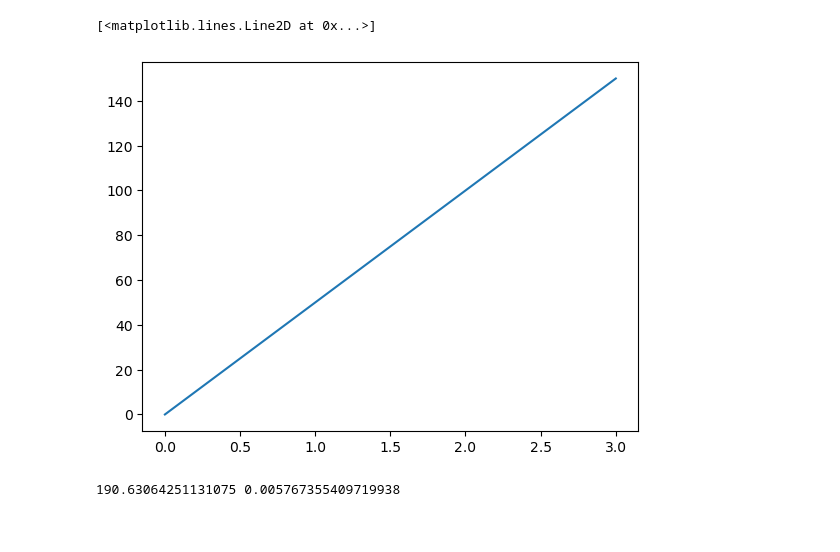
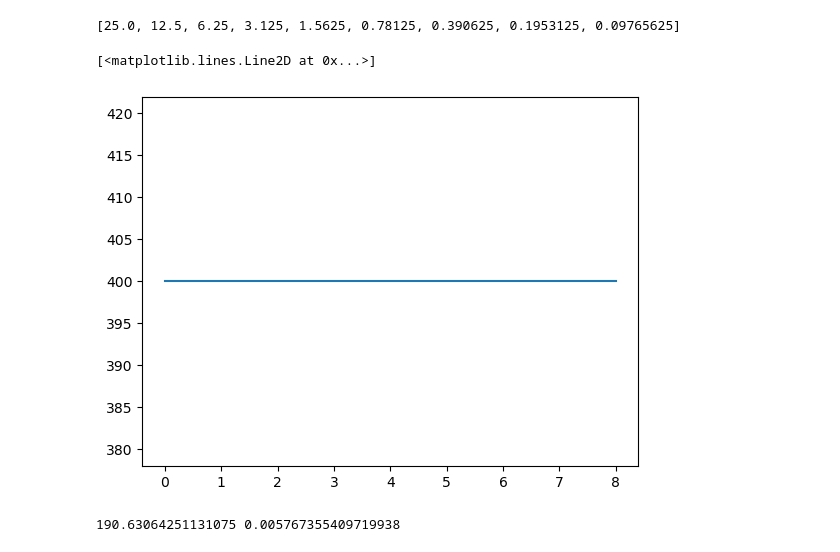
Before and after one commit to plumol/monte-carlo-simulations, a Jupyter notebook: post-analysis/mod_ff.ipynb, the cells around one changed output. Cells and saved outputs as stored; diff of their text form; code cells hidden in the pictures.

```diff
--- a/post-analysis/mod_ff.ipynb
+++ b/post-analysis/mod_ff.ipynb
@@ -2,12 +2,15 @@
 import numpy as np
 import matplotlib.pyplot as plt
 import pandas as pd
-# %%
-a = [0, 50, 100, 150]
-plt.plot(a)
-# %% [output]
-[<matplotlib.lines.Line2D at 0x...>]
-[figure, removed]
+# %%
+n_sys = [8, 16, 32, 64, 128, 256, 512, 1024, 2048]
+diameters = [400/(2*sys) for sys in n_sys]
+chain_times = [2*sys*diameter for sys, diameter in zip(n_sys, diameters)]
+plt.plot(chain_times)
+# %% [output]
+[25.0, 12.5, 6.25, 3.125, 1.5625, 0.78125, 0.390625, 0.1953125, 0.09765625]
+[<matplotlib.lines.Line2D at 0x...>]
+[figure, added]
 # %%
 lam = 190
 a = [np.random.exponential(lam) for i in range(100)]
```
Also changed, not shown: 4 other files.
